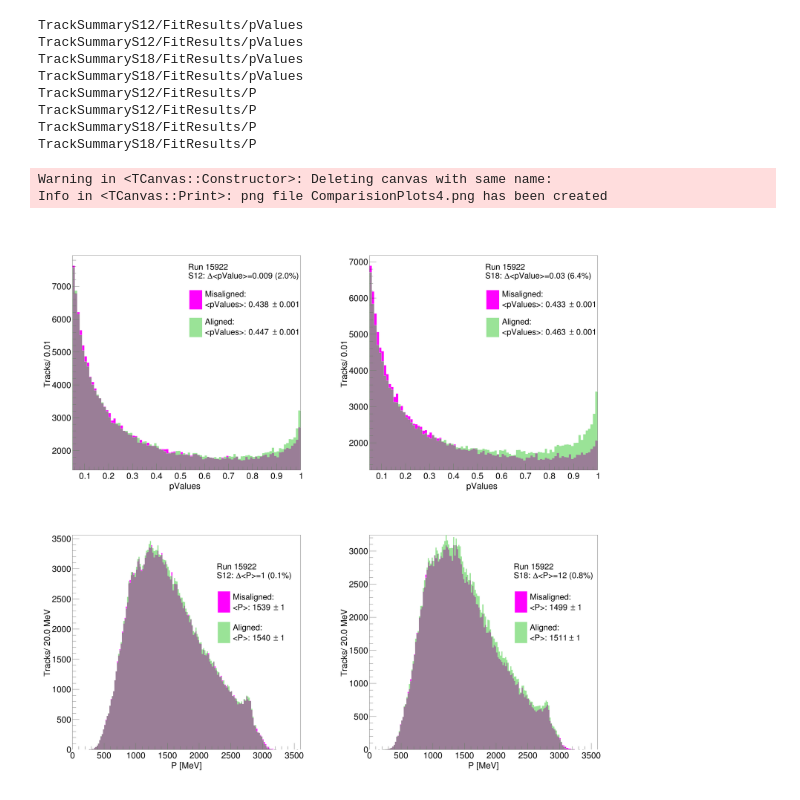
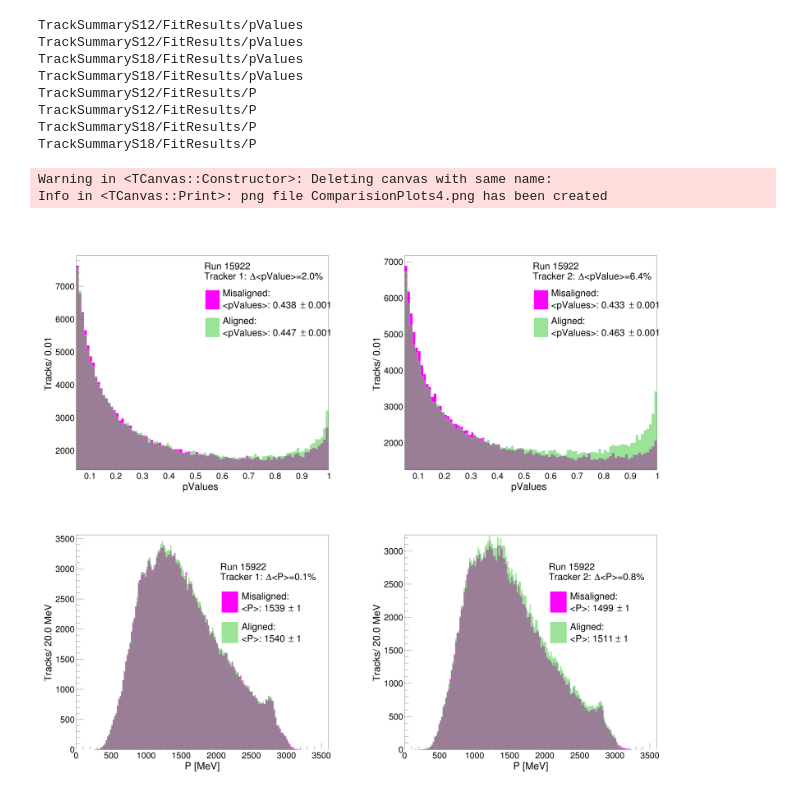
Before and after one commit to glukicov/alignTrack, a Jupyter notebook: mpIIDESY/Align_IterPlots.ipynb, the cells around one changed output. Saved outputs shown, nothing was run; the diff lists cells and outputs as text; code cells hidden in the pictures.

Commit message:
FoM Plots

```diff
--- a/mpIIDESY/Align_IterPlots.ipynb
+++ b/mpIIDESY/Align_IterPlots.ipynb
@@ -1,6 +1,6 @@
 # %%
 import sys
-sys.path.append("/usr/local/Cellar/root/6.14.04_2/lib/root")
+sys.path.append("/usr/local/Cellar/root/6.16.00_3/lib/root")
 from ROOT import TFile, TStyle, TCanvas, gStyle, TF1, gROOT
 import matplotlib.pyplot as plt #for plotting
 import numpy as np  # smart arrays
@@ -23,6 +23,7 @@ getcontext().prec = round_to
 #Define constant paths and labels
 TfileName = "gm2tracker_ana.root"
 stationName = ["12", "18"]
+tracker = ["Tracker 1", "Tracker 2"]
 scr_nominal= "/Users/gleb/software/alignTrack/mpIIDESY/15922_Iter1/"
 scr_shift = "/Users/gleb/software/alignTrack/mpIIDESY/15922_Iter3/"
 path = ["", ""]
@@ -44,7 +45,7 @@ units = ["", "MeV"]
 
 
 #Make new canvas for plots
-c = TCanvas("", "", 3800, 3600)
+c = TCanvas("", "", 4200, 3600)
 c.Divide(2,2)
 #Keep legend, histots and TFiles in scope
 legendArray=[]
@@ -65,7 +66,7 @@ for i_plot in range(0, len(plotName)):
         if (i_plot == 0):
             legend =  TLegend(0.5,0.58,0.76,0.89)
         if (i_plot == 1):
-            legend =  TLegend(0.6,0.48,0.85,0.82)
+            legend =  TLegend(0.55,0.48,0.85,0.82)
         legendArray.append(legend) # stroe all to keep in scope
         for i_state in range(0, stateN):
 
@@ -95,11 +96,14 @@ for i_plot in range(0, len(plotName)):
             plot.SetLineColor(0)
             plot.SetFillStyle(1)
             plot.GetXaxis().CenterTitle()
-            plot.GetXaxis().SetTitleOffset(1.1)
+
             binN=plot.GetBinWidth(1)
             plot.GetYaxis().SetTitle("Tracks/ "+str(binN)+" "+units[i_plot])
+            plot.GetYaxis().SetTitleSize(0.04)
+            plot.GetXaxis().SetTitleSize(0.04)
             plot.GetYaxis().CenterTitle()
-            plot.GetYaxis().SetTitleOffset(1.6)
+#              plot.GetXaxis().SetTitleOffset(1.1)
+            plot.GetYaxis().SetTitleOffset(1.4)
 
 
             if (i_state == 0):
@@ -108,33 +112,34 @@ for i_plot in range(0, len(plotName)):
 
             else:
                 plot.SetFillColorAlpha(colors[i_state], 0.6)
                 plot.Draw("same")
 
             #fill legend once per state
             legenValue1 = "#splitline{"+str(names[i_state])+":}{<"+plotName[i_plot]+">: "+str(round(mean, round_to))+" #pm "+str(round(mean_error, round_to))+"}"
             legend.AddEntry(plot, str(legenValue1), "f")
 
         #draw legend once per canvas
-        legend.SetHeader("#splitline{Run 15922}{S"+stationName[i_station]+": "+plotTitle[i_plot]+str(round(meanArray[1]-meanArray[0], round_to))+" ("+str(round( (meanArray[1]-meanArray[0])/meanArray[1]*100, 1))+"%)}", "")
+#         legend.SetHeader("#splitline{Run 15922}{S"+stationName[i_station]+": "+plotTitle[i_plot]+str(round(meanArray[1]-meanArray[0], round_to))+" ("+str(round( (meanArray[1]-meanArray[0])/meanArray[1]*100, 1))+"%)}", "")
+        legend.SetHeader("#splitline{Run 15922}{"+tracker[i_station]+": "+plotTitle[i_plot]+str(round( (meanArray[1]-meanArray[0])/meanArray[1]*100, 1))+"%}", "")
         legend.Draw("same")
         i_total+=1
         meanArray=[]
         gStyle.SetOptStat(0)
         gStyle.SetOptFit(0)
         gStyle.SetLegendBorderSize(0)
-        gStyle.SetLegendTextSize(0.033)
+        gStyle.SetLegendTextSize(0.038)
 
 c.Draw()
 c.Print("ComparisionPlots"+str(i_total)+".png")
 # %% [output]
 TrackSummaryS12/FitResults/pValues
 TrackSummaryS12/FitResults/pValues
 TrackSummaryS18/FitResults/pValues
 TrackSummaryS18/FitResults/pValues
 TrackSummaryS12/FitResults/P
 TrackSummaryS12/FitResults/P
 TrackSummaryS18/FitResults/P
 TrackSummaryS18/FitResults/P
 Warning in <TCanvas::Constructor>: Deleting canvas with same name:
 Info in <TCanvas::Print>: png file ComparisionPlots4.png has been created
-[figure, old version]
+[figure, new version]
```
Also changed, not shown: 6 other files.
